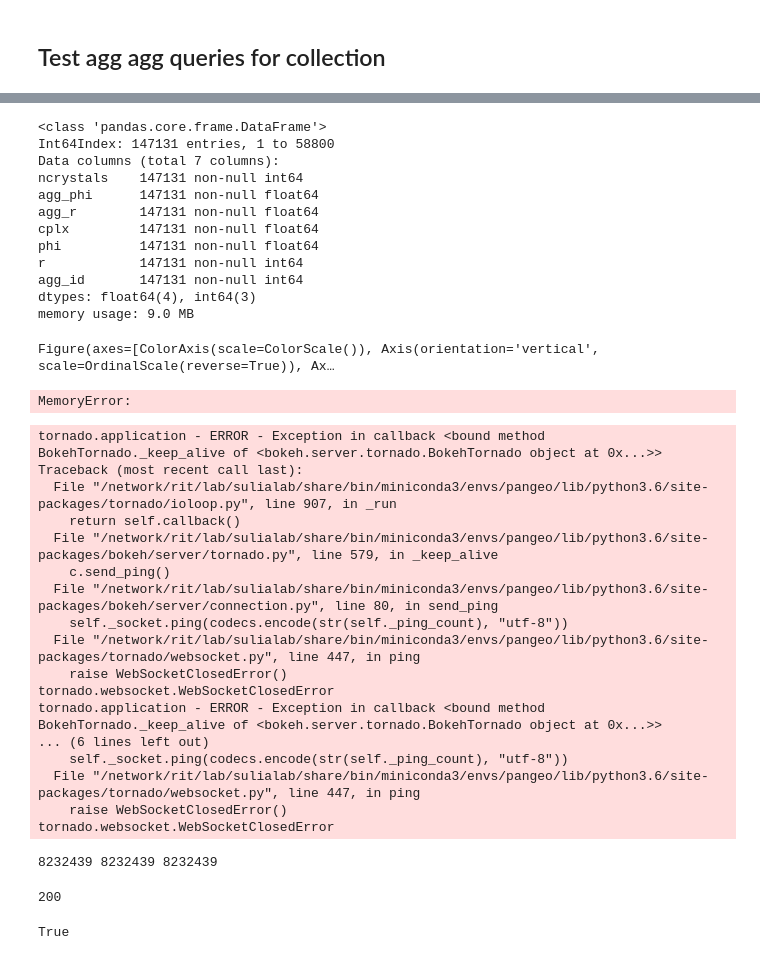
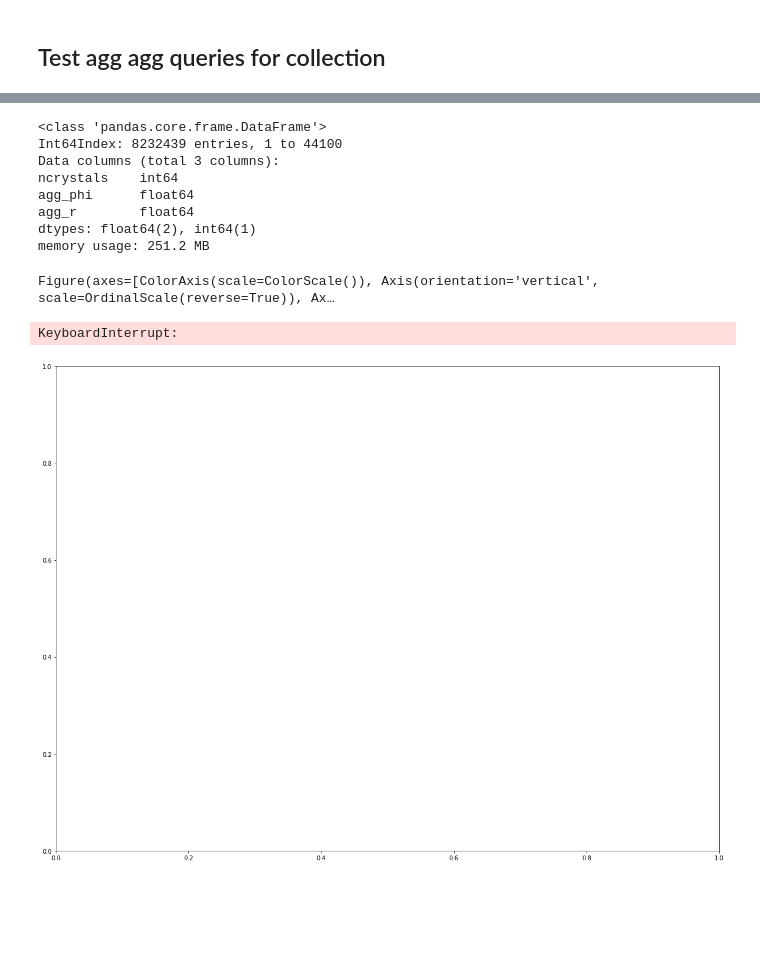
Before and after one commit to vprzybylo/IPAS, a Jupyter notebook: Manipulte_DF.ipynb, the cells around one changed output, grey strips where cells are left out. Cells and saved outputs as stored; diff of their text form; code cells hidden in the pictures; blank space fills up the shorter version.

Commit message:
bounded r diff length

```diff
--- a/Manipulte_DF.ipynb
+++ b/Manipulte_DF.ipynb
@@ -325,20 +378,15 @@ ExampleWidget(network='{"row_nodes": [{"name": "first", "ini": 2, "clust": 0, "r
 # %%
-pd_df = df_repart.get_partition(1).drop(['points', 'a', 'b', 'c', 'phi2D'], axis=1).compute()
+pd_df = df_repart.drop(['points', 'a', 'b', 'c', 'phi2D', 'cplx', 'agg_id', 'phi', 'r'], axis=1).compute()
+pd_df.info()
+# %% [output]
+<class 'pandas.core.frame.DataFrame'>
+Int64Index: 8232439 entries, 1 to 44100
+Data columns (total 3 columns):
+ncrystals    int64
+agg_phi      float64
+agg_r        float64
+dtypes: float64(2), int64(1)
+memory usage: 251.2 MB
-# %%
-pd_df.info()
-# %% [output]
-<class 'pandas.core.frame.DataFrame'>
-Int64Index: 147131 entries, 1 to 58800
-Data columns (total 7 columns):
-ncrystals    147131 non-null int64
-agg_phi      147131 non-null float64
-agg_r        147131 non-null float64
-cplx         147131 non-null float64
-phi          147131 non-null float64
-r            147131 non-null int64
-agg_id       147131 non-null int64
-dtypes: float64(4), int64(3)
-memory usage: 9.0 MB
 # %%
 x = pd_df.index
 y = pd_df.columns
@@ -357,40 +405,10 @@ grid_map = plt.gridheatmap(pd_df)
 fig
 # %% [output]
 Figure(axes=[ColorAxis(scale=ColorScale()), Axis(orientation='vertical', scale=OrdinalScale(reverse=True)), Ax…
-# %%
-# initialize network object
-# load dataframe
-net.load_df(pd_df)
-net.widget()
-# %% [output]
-MemoryError:
-# %%
-sns.heatmap(df_repart[['agg_phi', 'agg_r']], annot=True, annot_kws={"size": 7})
-# %% [output]
-tornado.application - ERROR - Exception in callback <bound method BokehTornado._keep_alive of <bokeh.server.tornado.BokehTornado object at 0x...>>
-Traceback (most recent call last):
-  File "/network/rit/lab/sulialab/share/bin/miniconda3/envs/pangeo/lib/python3.6/site-packages/tornado/ioloop.py", line 907, in _run
-    return self.callback()
-  File "/network/rit/lab/sulialab/share/bin/miniconda3/envs/pangeo/lib/python3.6/site-packages/bokeh/server/tornado.py", line 579, in _keep_alive
-    c.send_ping()
-  File "/network/rit/lab/sulialab/share/bin/miniconda3/envs/pangeo/lib/python3.6/site-packages/bokeh/server/connection.py", line 80, in send_ping
-    self._socket.ping(codecs.encode(str(self._ping_count), "utf-8"))
-  File "/network/rit/lab/sulialab/share/bin/miniconda3/envs/pangeo/lib/python3.6/site-packages/tornado/websocket.py", line 447, in ping
-    raise WebSocketClosedError()
-tornado.websocket.WebSocketClosedError
-tornado.application - ERROR - Exception in callback <bound method BokehTornado._keep_alive of <bokeh.server.tornado.BokehTornado object at 0x...>>
-... (6 lines left out)
-    self._socket.ping(codecs.encode(str(self._ping_count), "utf-8"))
-  File "/network/rit/lab/sulialab/share/bin/miniconda3/envs/pangeo/lib/python3.6/site-packages/tornado/websocket.py", line 447, in ping
-    raise WebSocketClosedError()
-tornado.websocket.WebSocketClosedError
 # %%
-sns.kdeplot(df.agg_phi, df.agg_r, cmap="Blues", shade=True, shade_lowest=False)
+plt.figure(figsize=(20,15))
+ax=plt.subplot(111)
+sns.kdeplot(np.log10(pd_df.agg_phi), pd_df.agg_r, cmap="Blues", shade=True, shade_lowest=False)
+# %% [output]
+KeyboardInterrupt:
+[figure, added]
-# %%
-print(len(df_concat), len(df[0]), len(df[1]))
-# %% [output]
-8232439 8232439 8232439
-# %%
-df_concat.npartitions
-# %% [output]
-200
@@ -399,5 +414,0 @@ count = df_concat.groupby(['id']).count().compute()
-# %%
-df_concat['agg_id'].compute().duplicated().any()
-#df_concat.columns
-# %% [output]
-True
```
Also changed, not shown: parts of 23 cells of this notebook.
